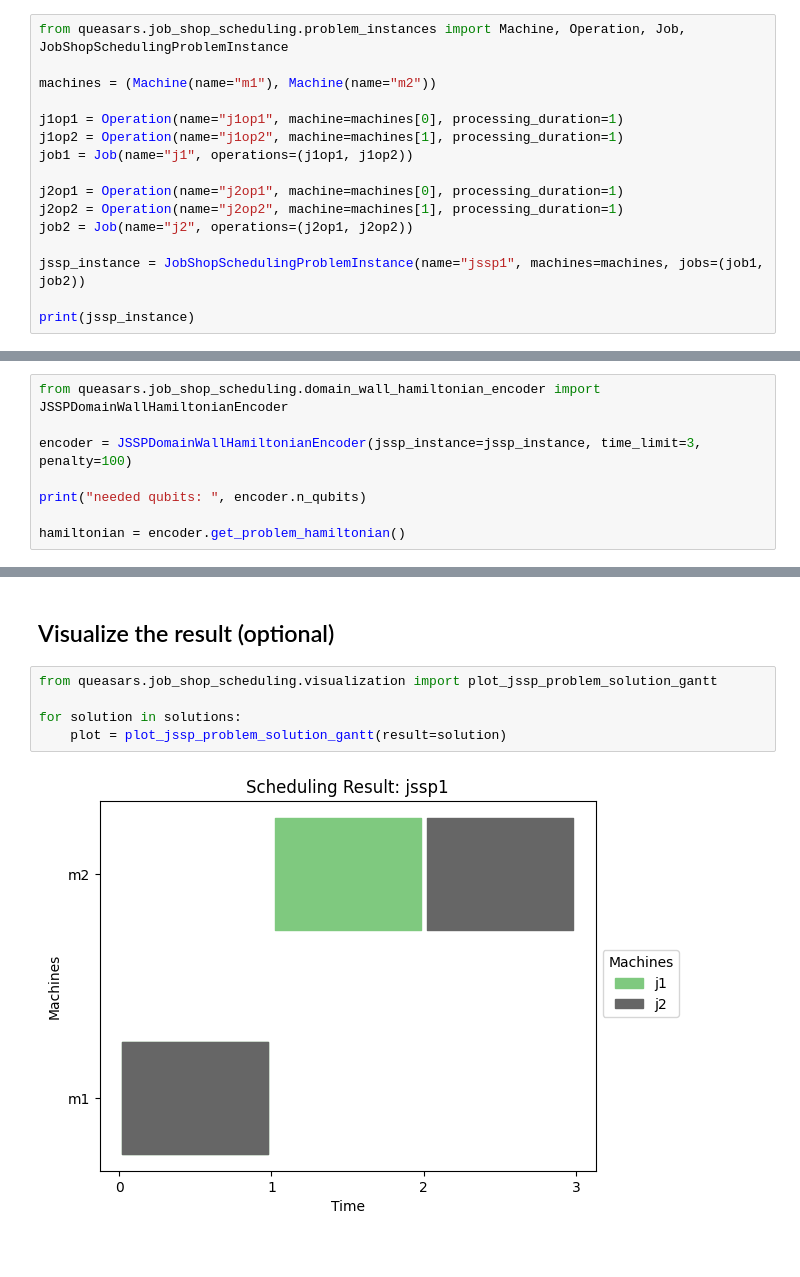
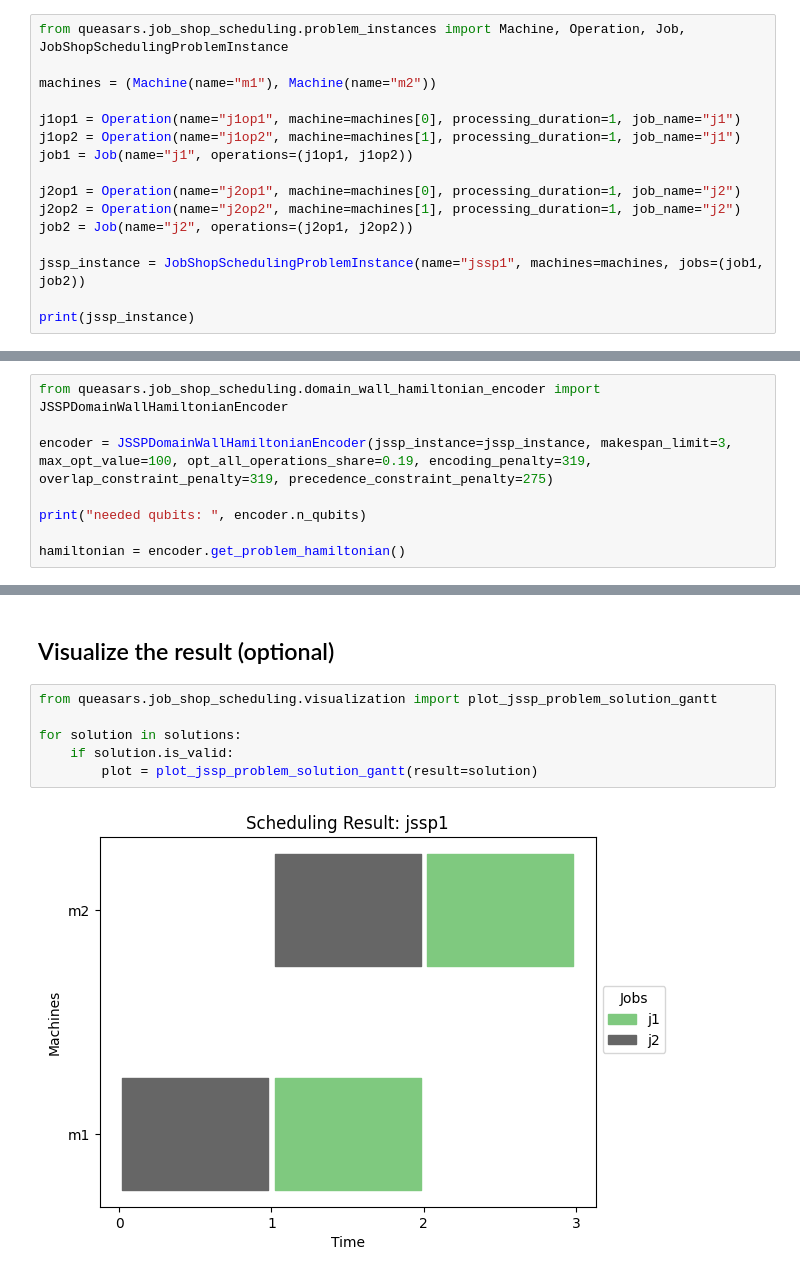
Before and after one commit to DLR-RB/QUEASARS, a Jupyter notebook: examples/using_the_ibm_runtime.ipynb, the cells around one changed output, grey strips where cells are left out. Cells and saved outputs as stored; diff of their text form.

```diff
--- a/examples/using_the_ibm_runtime.ipynb
+++ b/examples/using_the_ibm_runtime.ipynb
@@ -12,12 +12,12 @@ from queasars.job_shop_scheduling.problem_instances import Machine, Operation, J
 
 machines = (Machine(name="m1"), Machine(name="m2"))
 
-j1op1 = Operation(name="j1op1", machine=machines[0], processing_duration=1)
-j1op2 = Operation(name="j1op2", machine=machines[1], processing_duration=1)
+j1op1 = Operation(name="j1op1", machine=machines[0], processing_duration=1, job_name="j1")
+j1op2 = Operation(name="j1op2", machine=machines[1], processing_duration=1, job_name="j1")
 job1 = Job(name="j1", operations=(j1op1, j1op2))
 
-j2op1 = Operation(name="j2op1", machine=machines[0], processing_duration=1)
-j2op2 = Operation(name="j2op2", machine=machines[1], processing_duration=1)
+j2op1 = Operation(name="j2op1", machine=machines[0], processing_duration=1, job_name="j2")
+j2op2 = Operation(name="j2op2", machine=machines[1], processing_duration=1, job_name="j2")
 job2 = Job(name="j2", operations=(j2op1, j2op2))
 
 jssp_instance = JobShopSchedulingProblemInstance(name="jssp1", machines=machines, jobs=(job1, job2))
@@ -49,7 +49,7 @@ plot_jssp_problem_instance_gantt(problem_instance=jssp_instance)
 # %%
 from queasars.job_shop_scheduling.domain_wall_hamiltonian_encoder import JSSPDomainWallHamiltonianEncoder
 
-encoder = JSSPDomainWallHamiltonianEncoder(jssp_instance=jssp_instance, time_limit=3, penalty=100)
+encoder = JSSPDomainWallHamiltonianEncoder(jssp_instance=jssp_instance, makespan_limit=3, max_opt_value=100, opt_all_operations_share=0.19, encoding_penalty=319, overlap_constraint_penalty=319, precedence_constraint_penalty=275)
 
 print("needed qubits: ", encoder.n_qubits)
 
@@ -234,7 +257,8 @@ jssp1 solution with makespan 3
 # %%
 from queasars.job_shop_scheduling.visualization import plot_jssp_problem_solution_gantt
 
 for solution in solutions:
-    plot = plot_jssp_problem_solution_gantt(result=solution)
+    if solution.is_valid:
+        plot = plot_jssp_problem_solution_gantt(result=solution)
 # %% [output]
-[figure, old version]
+[figure, new version]
```
Also changed, not shown: parts of 5 cells of this notebook, 6 other files.
